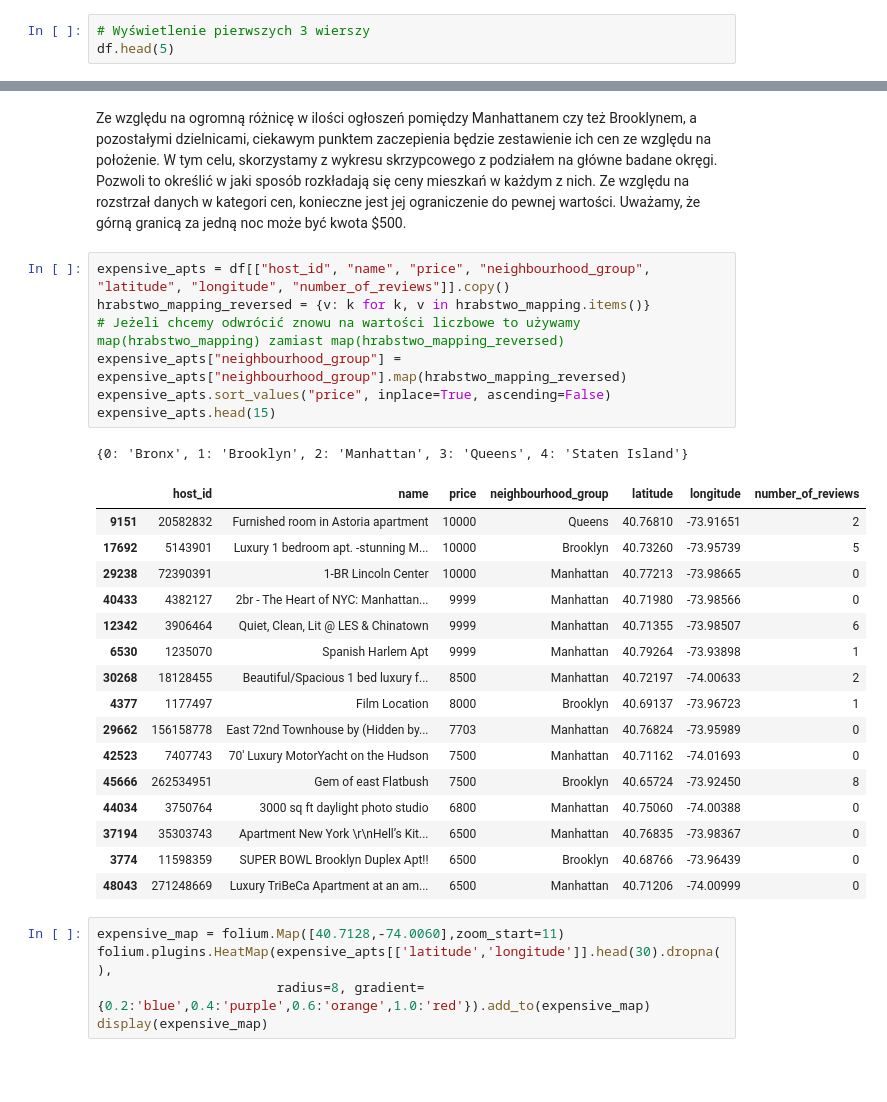
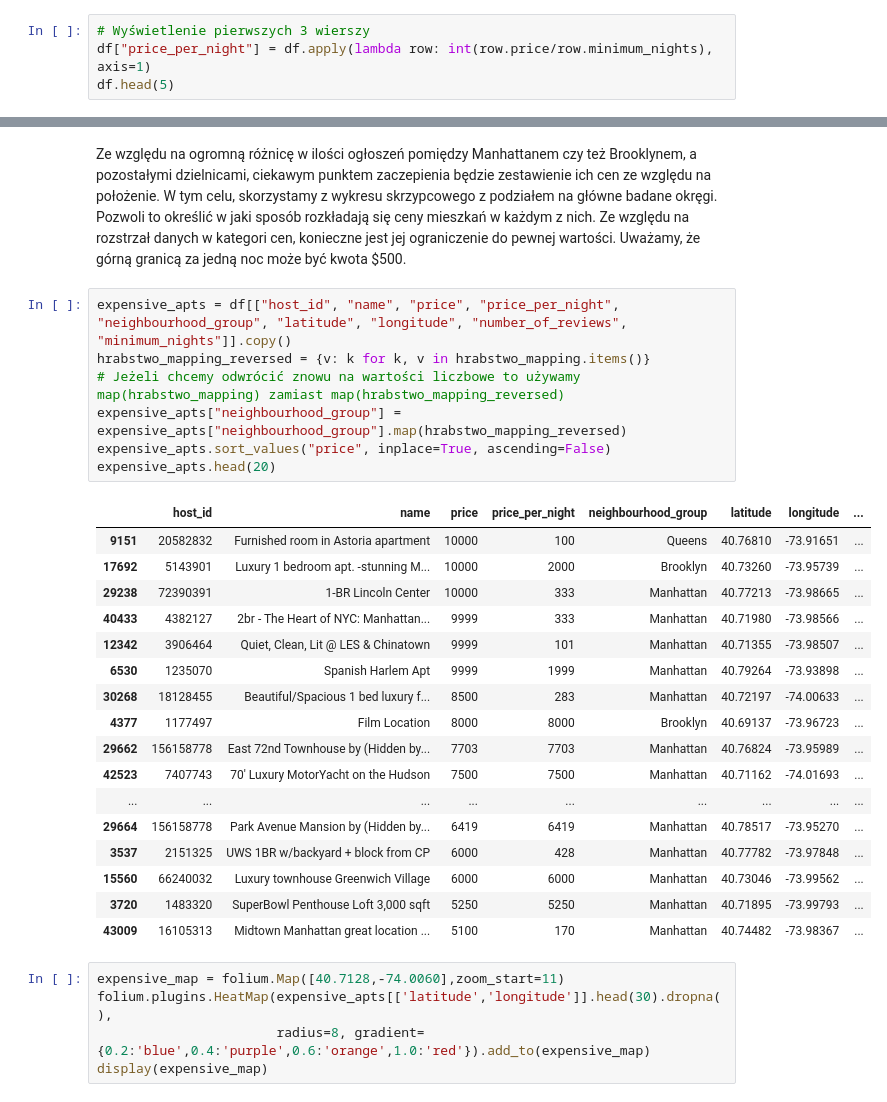
Before and after one commit to veern/Analiza-danych-airbnb, a Jupyter notebook: Analiza-Airbnb.ipynb, the cells around one changed output, grey strips where cells are left out. Drawn from its saved outputs; the diff is of its cells as text; blank space fills up the shorter version.

```diff
--- a/Analiza-Airbnb.ipynb
+++ b/Analiza-Airbnb.ipynb
@@ -110,6 +110,7 @@ len(df)
 Zbiór danych składa się z 16 kolumn i 48895 wierszy, który zostanie wykorzystany do dalszej eksploracji.
 # %%
 # Wyświetlenie pierwszych 3 wierszy
+df["price_per_night"] = df.apply(lambda row: int(row.price/row.minimum_nights), axis=1)
 df.head(5)
 # %% [output]
 |  | id | name | host_id | host_name | neighbourhood_group | neighbourhood | latitude | longitude | ... |
@@ -383,30 +386,30 @@ Ciekawa wizualizacja sporej przewagi ilości ofert apartamentów nad pokojami w
 # %% [markdown]
 Ze względu na ogromną różnicę w ilości ogłoszeń pomiędzy Manhattanem czy też Brooklynem, a pozostałymi dzielnicami, ciekawym punktem zaczepienia będzie zestawienie ich cen ze względu na położenie. W tym celu, skorzystamy z wykresu skrzypcowego z podziałem na główne badane okręgi. Pozwoli to określić w jaki sposób rozkładają się ceny mieszkań w każdym z nich. Ze względu na rozstrzał danych w kategori cen, konieczne jest jej ograniczenie do pewnej wartości. Uważamy, że górną granicą za jedną noc może być kwota $500.
 # %%
-expensive_apts = df[["host_id", "name", "price", "neighbourhood_group", "latitude", "longitude", "number_of_reviews"]].copy()
+expensive_apts = df[["host_id", "name", "price", "price_per_night", "neighbourhood_group", "latitude", "longitude", "number_of_reviews", "minimum_nights"]].copy()
 hrabstwo_mapping_reversed = {v: k for k, v in hrabstwo_mapping.items()}
 # Jeżeli chcemy odwrócić znowu na wartości liczbowe to używamy map(hrabstwo_mapping) zamiast map(hrabstwo_mapping_reversed)
 expensive_apts["neighbourhood_group"] = expensive_apts["neighbourhood_group"].map(hrabstwo_mapping_reversed)
 expensive_apts.sort_values("price", inplace=True, ascending=False)
-expensive_apts.head(15)
+expensive_apts.head(20)
 # %% [output]
-{0: 'Bronx', 1: 'Brooklyn', 2: 'Manhattan', 3: 'Queens', 4: 'Staten Island'}
-|  | host_id | name | price | neighbourhood_group | latitude | longitude | number_of_reviews |
-| 9151 | 20582832 | Furnished room in Astoria apartment | 10000 | Queens | 40.76810 | -73.91651 | 2 |
-| 17692 | 5143901 | Luxury 1 bedroom apt. -stunning M... | 10000 | Brooklyn | 40.73260 | -73.95739 | 5 |
-| 29238 | 72390391 | 1-BR Lincoln Center | 10000 | Manhattan | 40.77213 | -73.98665 | 0 |
-| 40433 | 4382127 | 2br - The Heart of NYC: Manhattan... | 9999 | Manhattan | 40.71980 | -73.98566 | 0 |
-| 12342 | 3906464 | Quiet, Clean, Lit @ LES & Chinatown | 9999 | Manhattan | 40.71355 | -73.98507 | 6 |
-| 6530 | 1235070 | Spanish Harlem Apt | 9999 | Manhattan | 40.79264 | -73.93898 | 1 |
-| 30268 | 18128455 | Beautiful/Spacious 1 bed luxury f... | 8500 | Manhattan | 40.72197 | -74.00633 | 2 |
-| 4377 | 1177497 | Film Location | 8000 | Brooklyn | 40.69137 | -73.96723 | 1 |
-| 29662 | 156158778 | East 72nd Townhouse by (Hidden by... | 7703 | Manhattan | 40.76824 | -73.95989 | 0 |
-| 42523 | 7407743 | 70' Luxury MotorYacht on the Hudson | 7500 | Manhattan | 40.71162 | -74.01693 | 0 |
-| 45666 | 262534951 | Gem of east Flatbush | 7500 | Brooklyn | 40.65724 | -73.92450 | 8 |
-| 44034 | 3750764 | 3000 sq ft daylight photo studio | 6800 | Manhattan | 40.75060 | -74.00388 | 0 |
-| 37194 | 35303743 | Apartment New York \r\nHell’s Kit... | 6500 | Manhattan | 40.76835 | -73.98367 | 0 |
-| 3774 | 11598359 | SUPER BOWL Brooklyn Duplex Apt!! | 6500 | Brooklyn | 40.68766 | -73.96439 | 0 |
-| 48043 | 271248669 | Luxury TriBeCa Apartment at an am... | 6500 | Manhattan | 40.71206 | -74.00999 | 0 |
+|  | host_id | name | price | price_per_night | neighbourhood_group | latitude | longitude | ... |
+| 9151 | 20582832 | Furnished room in Astoria apartment | 10000 | 100 | Queens | 40.76810 | -73.91651 | ... |
+| 17692 | 5143901 | Luxury 1 bedroom apt. -stunning M... | 10000 | 2000 | Brooklyn | 40.73260 | -73.95739 | ... |
+| 29238 | 72390391 | 1-BR Lincoln Center | 10000 | 333 | Manhattan | 40.77213 | -73.98665 | ... |
+| 40433 | 4382127 | 2br - The Heart of NYC: Manhattan... | 9999 | 333 | Manhattan | 40.71980 | -73.98566 | ... |
+| 12342 | 3906464 | Quiet, Clean, Lit @ LES & Chinatown | 9999 | 101 | Manhattan | 40.71355 | -73.98507 | ... |
+| 6530 | 1235070 | Spanish Harlem Apt | 9999 | 1999 | Manhattan | 40.79264 | -73.93898 | ... |
+| 30268 | 18128455 | Beautiful/Spacious 1 bed luxury f... | 8500 | 283 | Manhattan | 40.72197 | -74.00633 | ... |
+| 4377 | 1177497 | Film Location | 8000 | 8000 | Brooklyn | 40.69137 | -73.96723 | ... |
+| 29662 | 156158778 | East 72nd Townhouse by (Hidden by... | 7703 | 7703 | Manhattan | 40.76824 | -73.95989 | ... |
+| 42523 | 7407743 | 70' Luxury MotorYacht on the Hudson | 7500 | 7500 | Manhattan | 40.71162 | -74.01693 | ... |
+| ... | ... | ... | ... | ... | ... | ... | ... | ... |
+| 29664 | 156158778 | Park Avenue Mansion by (Hidden by... | 6419 | 6419 | Manhattan | 40.78517 | -73.95270 | ... |
+| 3537 | 2151325 | UWS 1BR w/backyard + block from CP | 6000 | 428 | Manhattan | 40.77782 | -73.97848 | ... |
+| 15560 | 66240032 | Luxury townhouse Greenwich Village | 6000 | 6000 | Manhattan | 40.73046 | -73.99562 | ... |
+| 3720 | 1483320 | SuperBowl Penthouse Loft 3,000 sqft | 5250 | 5250 | Manhattan | 40.71895 | -73.99793 | ... |
+| 43009 | 16105313 | Midtown Manhattan great location ... | 5100 | 170 | Manhattan | 40.74482 | -73.98367 | ... |
 # %%
 expensive_map = folium.Map([40.7128,-74.0060],zoom_start=11)
 folium.plugins.HeatMap(expensive_apts[['latitude','longitude']].head(30).dropna(),
```
Also changed, not shown: parts of 4 cells of this notebook.
